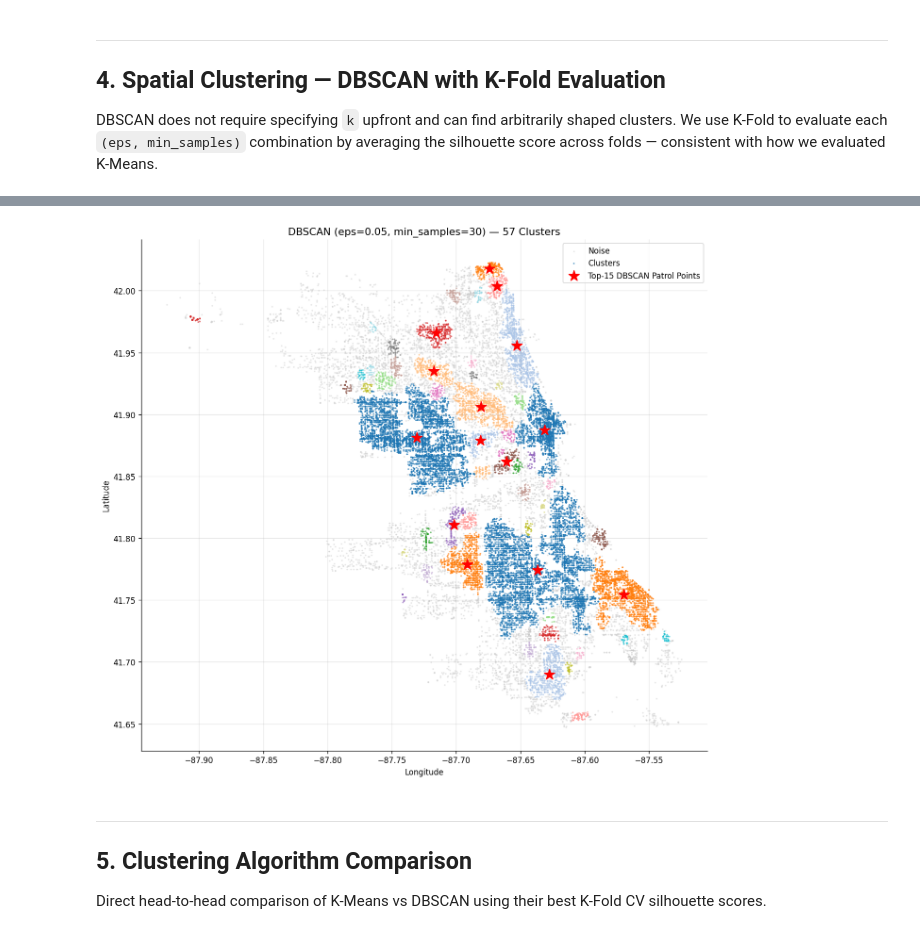
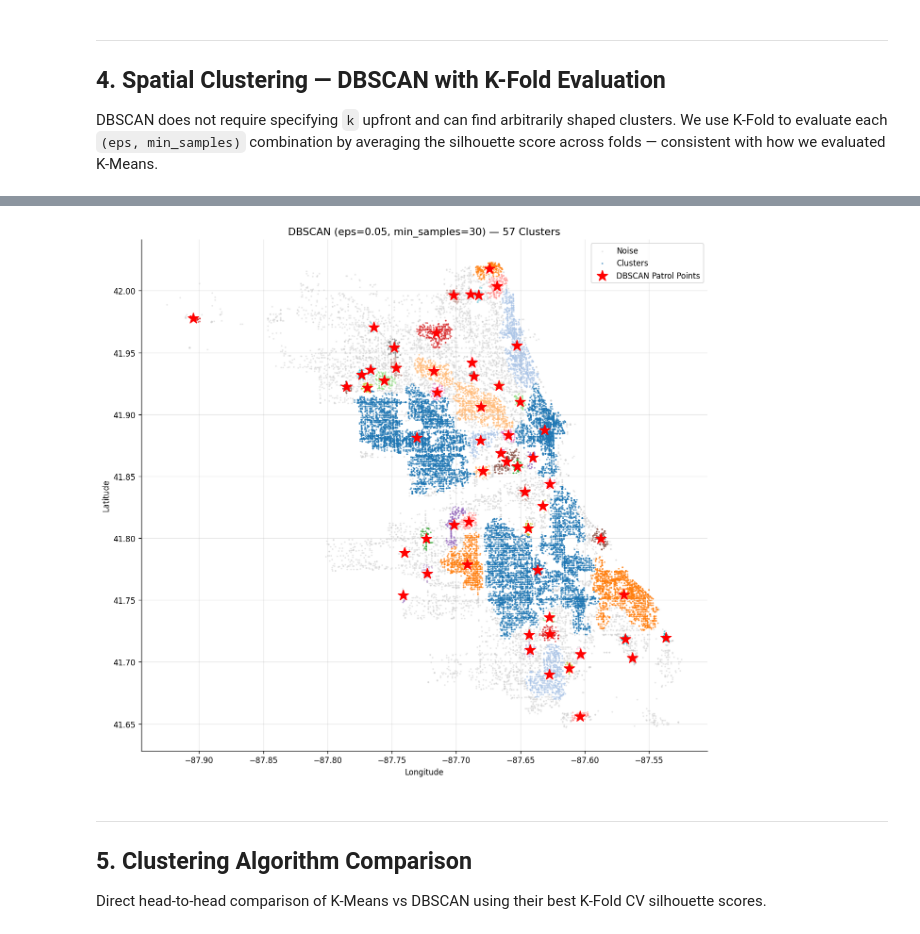
Before and after one commit to Lucas-Jones7/DataMining_FinalProject, a Jupyter notebook: chicago_crime_pipeline_v2.ipynb, the cells around one changed output, grey strips where cells are left out. Cells and saved outputs as stored; diff of their text form; code cells hidden in the pictures.

Commit message:
fixed dbscan plot to show all patrol points versus top 15

```diff
--- a/chicago_crime_pipeline_v2.ipynb
+++ b/chicago_crime_pipeline_v2.ipynb
@@ -472,29 +472,29 @@ Top 15 DBSCAN patrol zones by crime density:
 # %%
 plt.figure(figsize=(11, 10))
 mask_noise = best_db_labels == -1
 plt.scatter(
     df_db.loc[mask_noise, 'Longitude'], df_db.loc[mask_noise, 'Latitude'],
     c='lightgray', s=1.5, alpha=0.4, label='Noise'
 )
 plt.scatter(
     df_db.loc[~mask_noise, 'Longitude'], df_db.loc[~mask_noise, 'Latitude'],
     c=best_db_labels[~mask_noise], cmap='tab20', s=1.5, alpha=0.5, label='Clusters'
 )
 # Mark top 15 DBSCAN patrol points
-top_db = db_centroids_df.head(15)
+top_db = db_centroids_df
 plt.scatter(
     top_db['Longitude'], top_db['Latitude'],
-    c='red', s=200, marker='*', zorder=5, label='Top-15 DBSCAN Patrol Points'
+    c='red', s=200, marker='*', zorder=5, label='DBSCAN Patrol Points'
 )
 plt.xlabel('Longitude')
 plt.ylabel('Latitude')
 plt.title(f'DBSCAN (eps={best_eps}, min_samples={best_min_s}) — {n_db_clusters} Clusters', fontsize=13)
 plt.legend(markerscale=1, fontsize=10)
 plt.tight_layout()
 plt.savefig('dbscan_clusters.png', bbox_inches='tight')
 plt.show()
 # %% [output]
-[figure, old version]
+[figure, new version]
 # %% [markdown]
 ---
 ## 5. Clustering Algorithm Comparison
```
